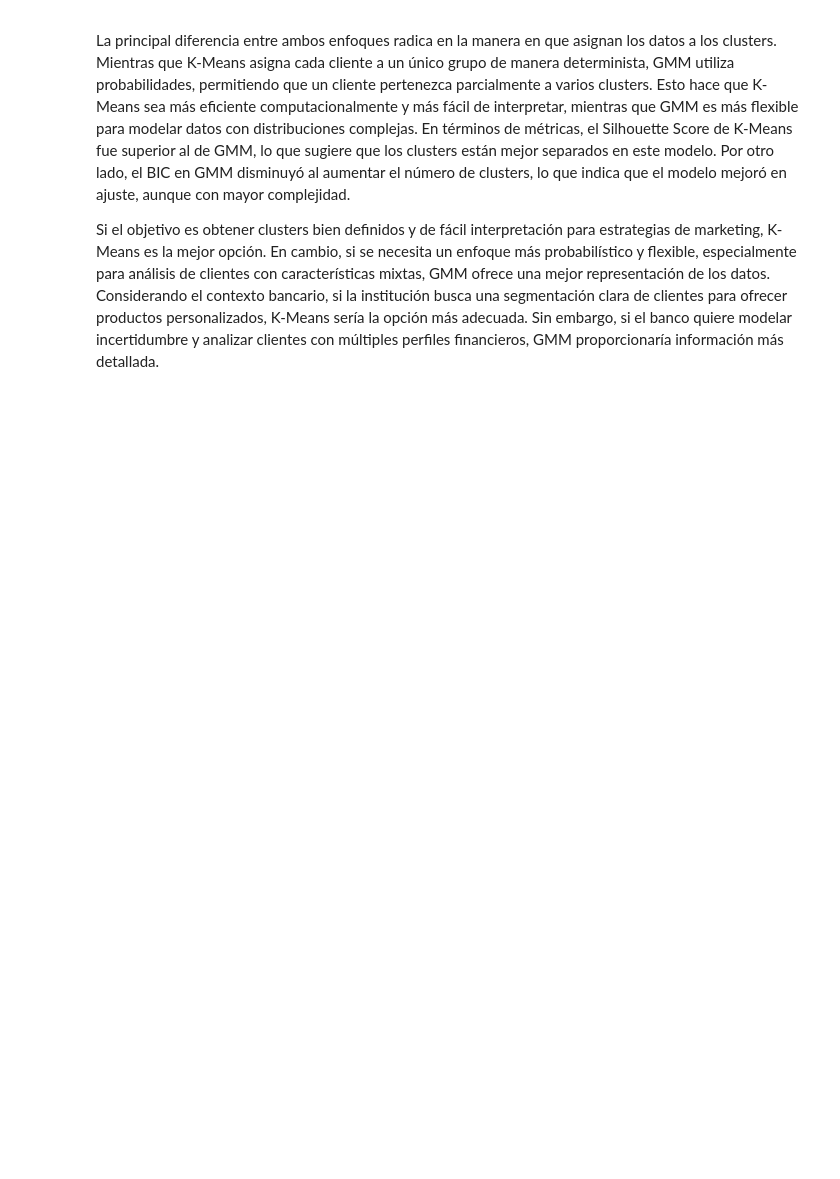
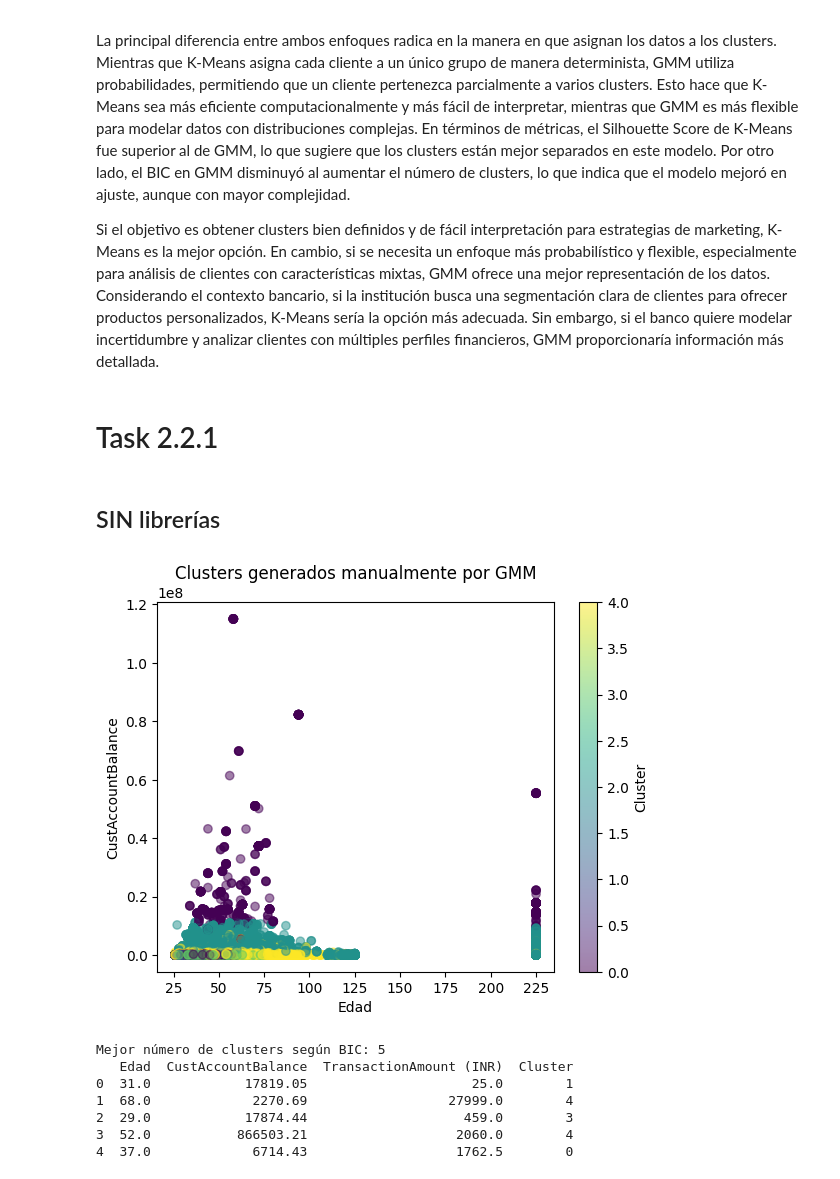
Before and after one commit to JPS4321/Lab4_IA, a Jupyter notebook: Main.ipynb, the cells around one changed output. Saved outputs shown, nothing was run; the diff lists cells and outputs as text; code cells hidden in the pictures; blank space fills up the shorter version.

```diff
--- a/Main.ipynb
+++ b/Main.ipynb
@@ -566,3 +566,7 @@ En la segunda parte del análisis, implementé Gaussian Mixture Models (GMM), qu
 La principal diferencia entre ambos enfoques radica en la manera en que asignan los datos a los clusters. Mientras que K-Means asigna cada cliente a un único grupo de manera determinista, GMM utiliza probabilidades, permitiendo que un cliente pertenezca parcialmente a varios clusters. Esto hace que K-Means sea más eficiente computacionalmente y más fácil de interpretar, mientras que GMM es más flexible para modelar datos con distribuciones complejas. En términos de métricas, el Silhouette Score de K-Means fue superior al de GMM, lo que sugiere que los clusters están mejor separados en este modelo. Por otro lado, el BIC en GMM disminuyó al aumentar el número de clusters, lo que indica que el modelo mejoró en ajuste, aunque con mayor complejidad.
 
 Si el objetivo es obtener clusters bien definidos y de fácil interpretación para estrategias de marketing, K-Means es la mejor opción. En cambio, si se necesita un enfoque más probabilístico y flexible, especialmente para análisis de clientes con características mixtas, GMM ofrece una mejor representación de los datos. Considerando el contexto bancario, si la institución busca una segmentación clara de clientes para ofrecer productos personalizados, K-Means sería la opción más adecuada. Sin embargo, si el banco quiere modelar incertidumbre y analizar clientes con múltiples perfiles financieros, GMM proporcionaría información más detallada.
+# %% [markdown]
+# Task 2.2.1
+# %% [markdown]
+## SIN librerías
@@ -568,0 +667,41 @@ Si el objetivo es obtener clusters bien definidos y de fácil interpretación pa
+# %%
+if __name__ == "__main__":
+    file_path = "bank_transactions.csv"
+    X, df = cargar_datos(file_path)
+
+    # Seleccionar el mejor número de clusters basado en BIC
+    best_k = 2
+    best_bic = float("inf")
+    for k in range(2, 6):
+        modelo = GaussianMixtureModelManual(n_components=k)
+        modelo.fit(X)
+        bic = calcular_bic(X, modelo)
+        if bic < best_bic:
+            best_bic = bic
+            best_k = k
+
+    # Entrenar el modelo final con el mejor número de clusters
+    gmm = GaussianMixtureModelManual(n_components=best_k)
+    gmm.fit(X)
+    df['Cluster'] = gmm.predict(X)
+
+    # Visualización de clusters
+    plt.scatter(df['Edad'], df['CustAccountBalance'], c=df['Cluster'], cmap='viridis', alpha=0.5)
+    plt.xlabel('Edad')
+    plt.ylabel('CustAccountBalance')
+    plt.title('Clusters generados manualmente por GMM')
+    plt.colorbar(label='Cluster')
+    plt.show()
+
+    # Mostrar los resultados con el número óptimo de clusters
+    print(f"Mejor número de clusters según BIC: {best_k}")
+    print(df[['Edad', 'CustAccountBalance', 'TransactionAmount (INR)', 'Cluster']].head())
+# %% [output]
+[figure, added]
+Mejor número de clusters según BIC: 5
+   Edad  CustAccountBalance  TransactionAmount (INR)  Cluster
+0  31.0            17819.05                     25.0        1
+1  68.0             2270.69                  27999.0        4
+2  29.0            17874.44                    459.0        3
+3  52.0           866503.21                   2060.0        4
+4  37.0             6714.43                   1762.5        0
```
Also changed, not shown: parts of 9 cells of this notebook.
